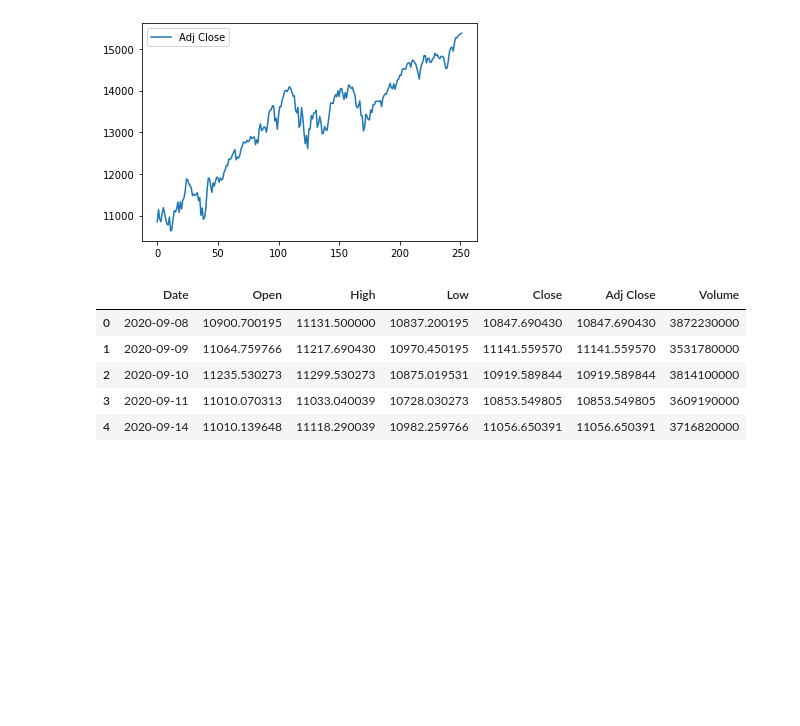
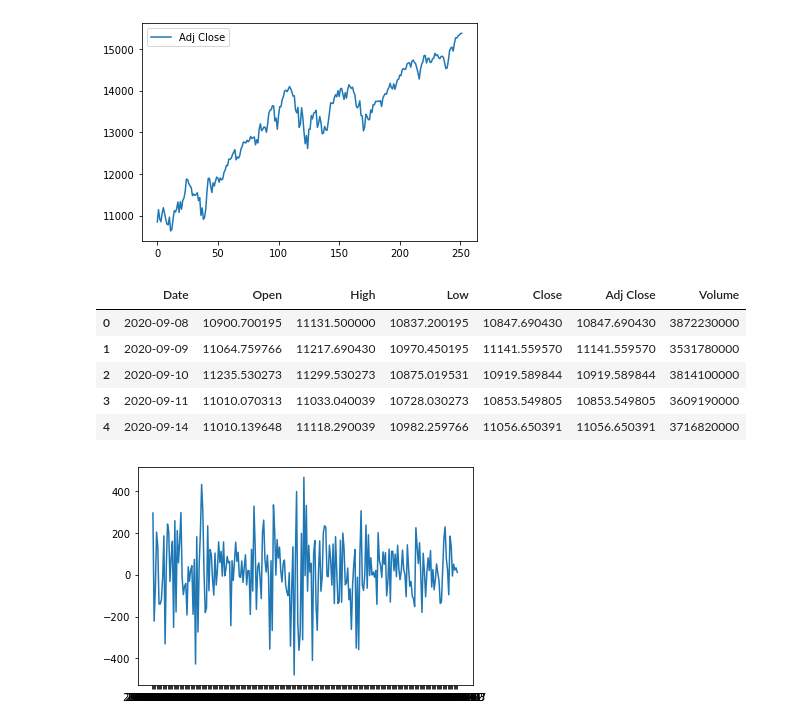
Before and after one commit to irishuangs/Fall-2021-ARIMA, a Jupyter notebook: FB sample code.ipynb, the cells around one changed output. Drawn from its saved outputs; the diff is of its cells as text; code cells hidden in the pictures; blank space fills up the shorter version.

```diff
--- a/FB sample code.ipynb
+++ b/FB sample code.ipynb
@@ -45,3 +46,12 @@ df.head()
 | 2 | 2020-09-10 | 11235.530273 | 11299.530273 | 10875.019531 | 10919.589844 | 10919.589844 | 3814100000 |
 | 3 | 2020-09-11 | 11010.070313 | 11033.040039 | 10728.030273 | 10853.549805 | 10853.549805 | 3609190000 |
 | 4 | 2020-09-14 | 11010.139648 | 11118.290039 | 10982.259766 | 11056.650391 | 11056.650391 | 3716820000 |
+# %%
+# yt = yt-y(t-1)
+df['Close_shift'] = df['Adj Close'] - df['Adj Close'].shift(1)
+y = df['Close_shift']
+# %%
+plt.plot(df['Date'],df['Close_shift'])
+plt.show()
+# %% [output]
+[figure, added]
```
Also changed, not shown: parts of 10 cells of this notebook, 25 other files.
